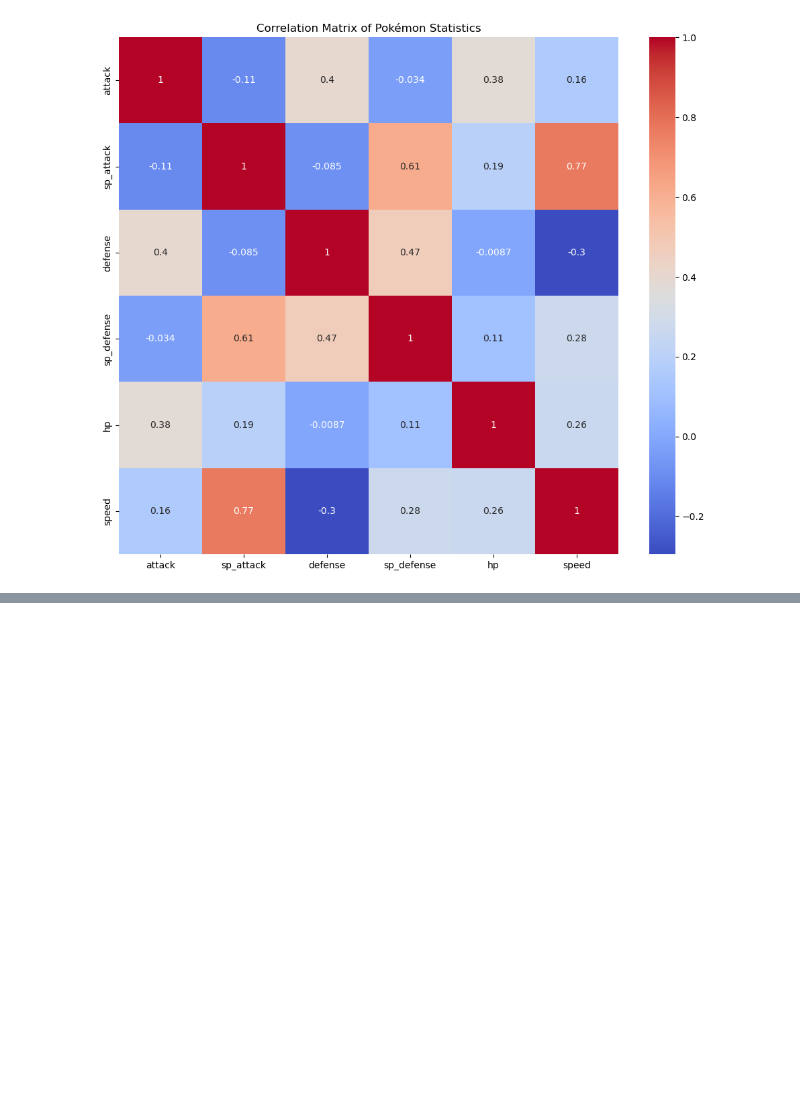
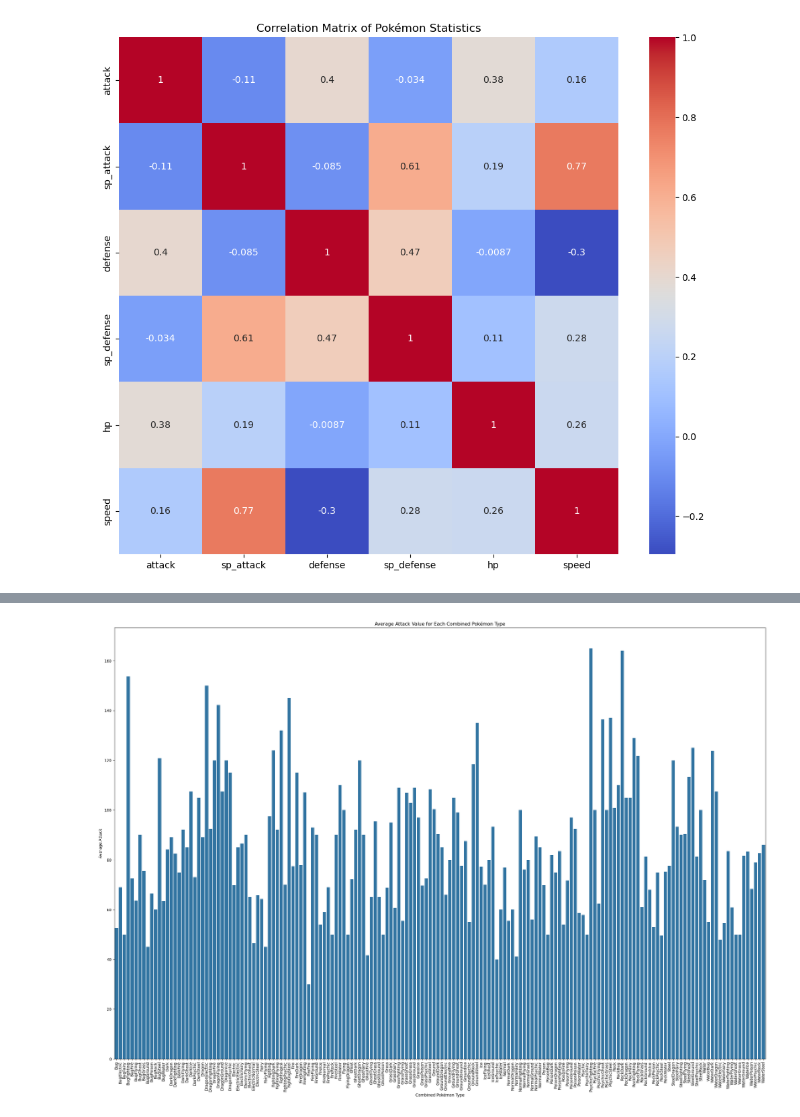
Before and after one commit to Kajmasz/Analiza-Pokemon-w-Python, a Jupyter notebook: Analiza Pokemonów.ipynb, the cells around one changed output, grey strips where cells are left out. Drawn from its saved outputs; the diff is of its cells as text; code cells hidden in the pictures; blank space fills up the shorter version.

```diff
--- a/Analiza Pokemonów.ipynb
+++ b/Analiza Pokemonów.ipynb
@@ -462,0 +511,13 @@ PokemonDB['CombineTypes'] = po
+# %%
+# Visualize the average statistics for each combined type
+plt.figure(figsize=(30, 20))
+
+# Create a bar plot for the average Attack values
+sns.barplot(data=CombinedTypes, x='CombinedTypes', y='attack')
+plt.title('Average Attack Value for Each Combined Pokémon Type')
+plt.xlabel('Combined Pokémon Type')
+plt.ylabel('Average Attack')
+plt.xticks(rotation=90)
+plt.show()
+# %% [output]
+[figure, added]
```
Also changed, not shown: parts of 15 cells of this notebook.
